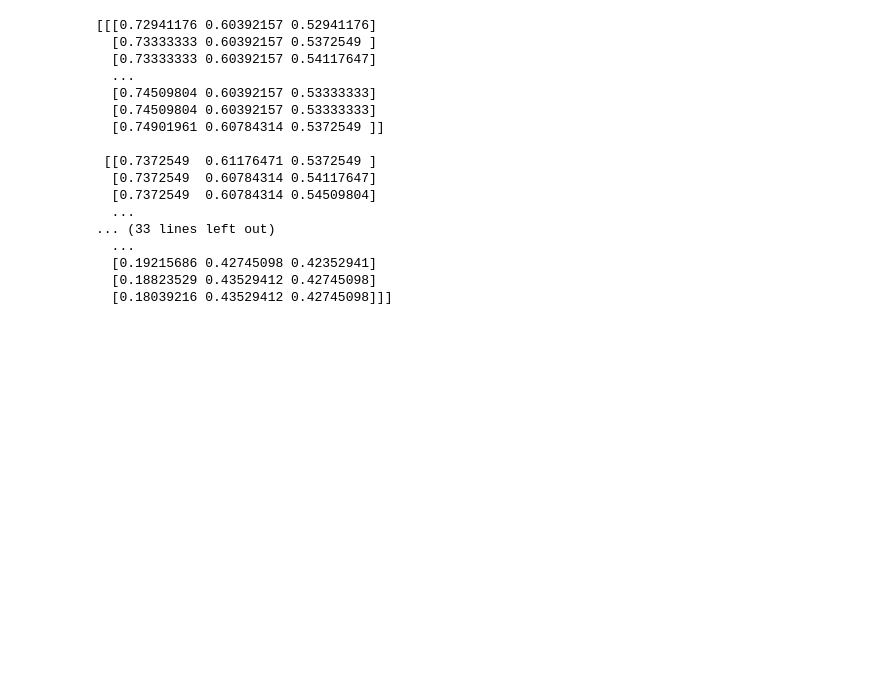
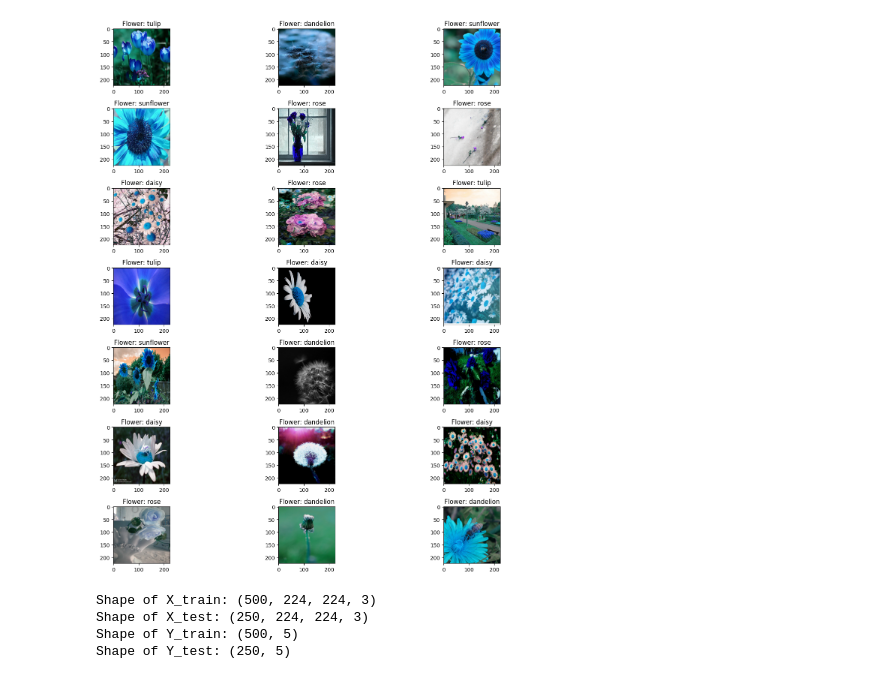
Before and after one commit to Narasimha-3/DL, a Jupyter notebook: basic_cnn.ipynb, the cells around one changed output. Drawn from its saved outputs; the diff is of its cells as text; code cells hidden in the pictures; blank space fills up the shorter version.

```diff
--- a/basic_cnn.ipynb
+++ b/basic_cnn.ipynb
@@ -75,31 +64,39 @@ print(f"Shape of Z: {Z.shape}")
-# %%
-X = []
-inputdataset = "/home/psyche414/Documents/DL/flowers"
-flower = os.listdir(inputdataset)[0]
-flower_path = os.path.join(inputdataset, flower)
-for filename in os.listdir(flower_path):
-    img_path = os.path.join(flower_path, filename)
-    img = cv2.imread(img_path, cv2.IMREAD_COLOR)
-    img = cv2.resize(img, (224, 224))
-    label = assign_label(flower)
-    img = np.array(img/255)
-    print(img)
-    break
-# %% [output]
-[[[0.72941176 0.60392157 0.52941176]
-  [0.73333333 0.60392157 0.5372549 ]
-  [0.73333333 0.60392157 0.54117647]
-  ...
-  [0.74509804 0.60392157 0.53333333]
-  [0.74509804 0.60392157 0.53333333]
-  [0.74901961 0.60784314 0.5372549 ]]
-
- [[0.7372549  0.61176471 0.5372549 ]
-  [0.7372549  0.60784314 0.54117647]
-  [0.7372549  0.60784314 0.54509804]
-  ...
-... (33 lines left out)
-  ...
-  [0.19215686 0.42745098 0.42352941]
-  [0.18823529 0.43529412 0.42745098]
-  [0.18039216 0.43529412 0.42745098]]]
+# %%
+figure, axes = plt.subplots(7, 3)
+figure.set_size_inches(15, 15)
+
+for row in range(7):
+    for col in range(3):
+        index = random.randint(0, len(X) - 1)
+
+        image = X[index]
+        flower_label = Z[index]
+
+        axes[row, col].imshow(image)
+        axes[row, col].set_title(f"Flower: {classes[flower_label]}")
+
+plt.tight_layout()
+plt.show()
+# %% [output]
+[figure, added]
+# %%
+indices = np.arange(len(X))
+np.random.shuffle(indices)
+
+train_indices = indices[:500]
+test_indices = indices[500:750]
+
+X_train = X[train_indices]
+Y_train = Y[train_indices]
+X_test = X[test_indices]
+Y_test = Y[test_indices]
+
+print(f"Shape of X_train: {X_train.shape}")
+print(f"Shape of X_test: {X_test.shape}")
+print(f"Shape of Y_train: {Y_train.shape}")
+print(f"Shape of Y_test: {Y_test.shape}")
+# %% [output]
+Shape of X_train: (500, 224, 224, 3)
+Shape of X_test: (250, 224, 224, 3)
+Shape of Y_train: (500, 5)
+Shape of Y_test: (250, 5)
```
Also changed, not shown: parts of 5 cells of this notebook.
